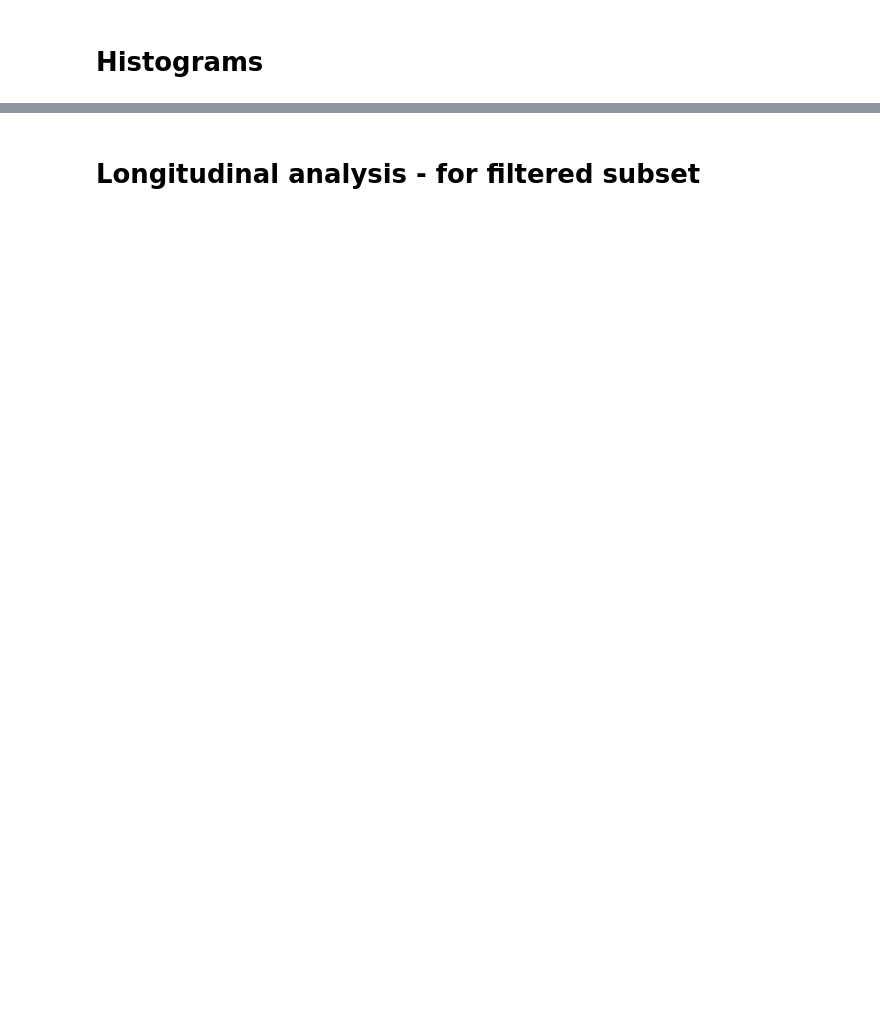
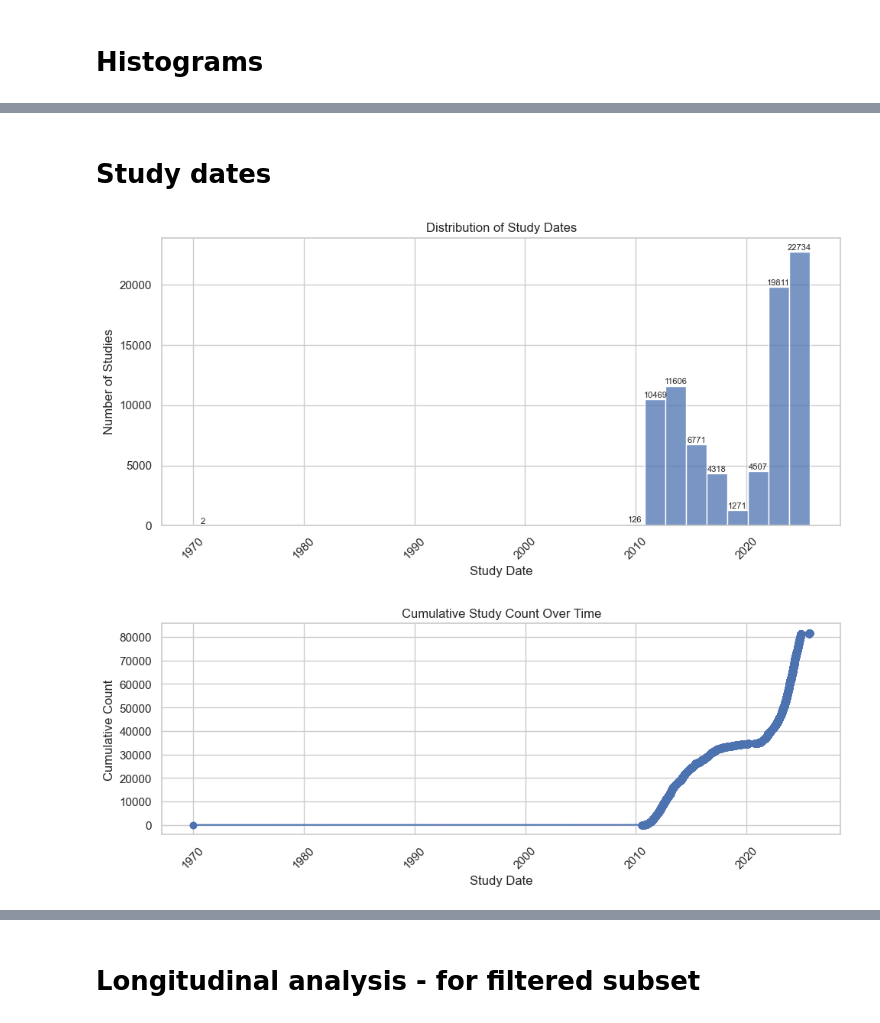
Before and after one commit to PierreFalconnier/mri-preprocessing, a Jupyter notebook: csv_exploration/ppmi_exploration.ipynb, the cells around one changed output, grey strips where cells are left out. Saved outputs shown, nothing was run; the diff lists cells and outputs as text; code cells hidden in the pictures; blank space fills up the shorter version.

```diff
--- a/csv_exploration/ppmi_exploration.ipynb
+++ b/csv_exploration/ppmi_exploration.ipynb
@@ -283 +354,51 @@ for col in categorical_cols:
 ... (7 outputs left out)
+# %% [markdown]
+# Study dates
+# %%
+# -------------------------------
+# Study Date Distribution
+# -------------------------------
+
+
+plt.figure(figsize=(10, 5))
+
+# Histogram of study dates
+ax = sns.histplot(df["Study Date"].dropna(), bins=30, kde=False)
+
+plt.title("Distribution of Study Dates")
+plt.xlabel("Study Date")
+plt.ylabel("Number of Studies")
+
+# Annotate counts on top of each bin
+for patch in ax.patches:
+    height = patch.get_height()
+    if height > 0:
+        ax.text(
+            patch.get_x() + patch.get_width() / 2,
+            height + 0.5,
+            int(height),
+            ha="center",
+            va="bottom",
+            fontsize=8,
+        )
+
+plt.xticks(rotation=45)
+plt.tight_layout()
+plt.show()
+
+# cumulative study count over time
+plt.figure(figsize=(10, 4))
+df_sorted = df.sort_values("Study Date")
+df_sorted["Cumulative Count"] = range(1, len(df_sorted) + 1)
+plt.plot(
+    df_sorted["Study Date"], df_sorted["Cumulative Count"], marker="o", linestyle="-"
+)
+plt.title("Cumulative Study Count Over Time")
+plt.xlabel("Study Date")
+plt.ylabel("Cumulative Count")
+plt.xticks(rotation=45)
+plt.tight_layout()
+plt.show()
+# %% [output]
+[figure, added]
+[figure, added]
```
Also changed, not shown: parts of 22 cells of this notebook, 6 other files.
